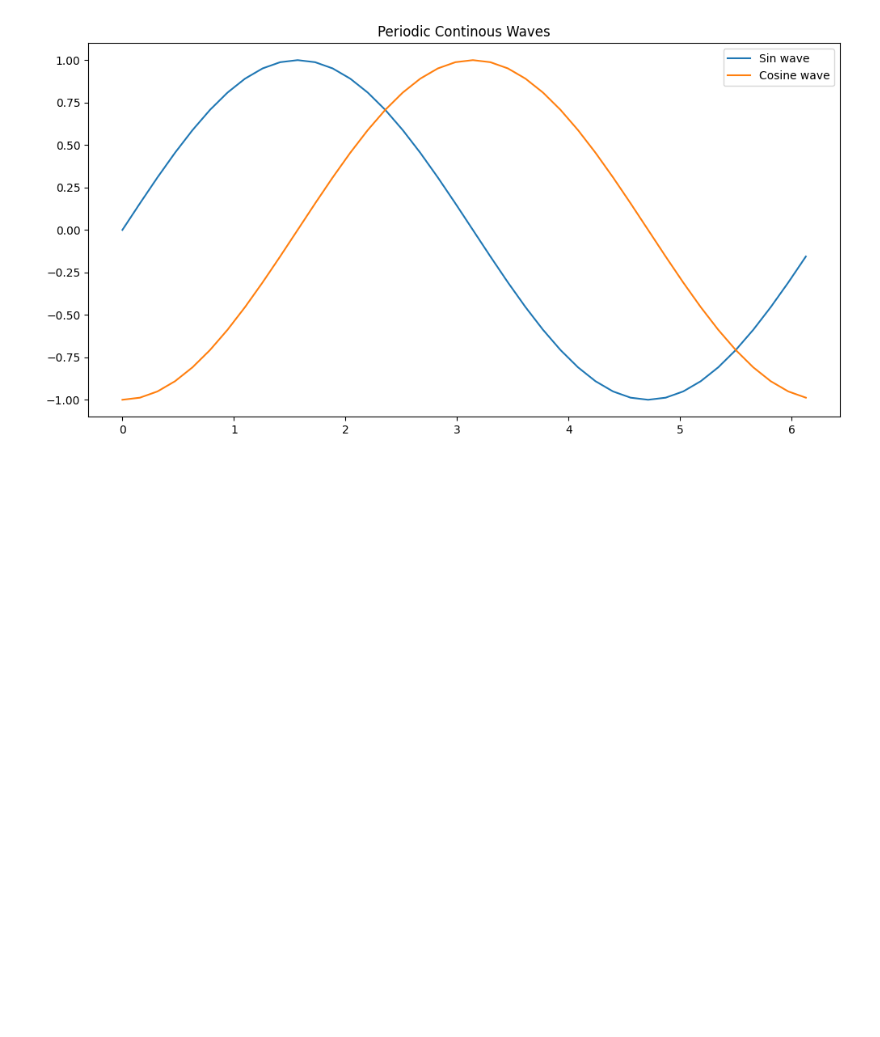
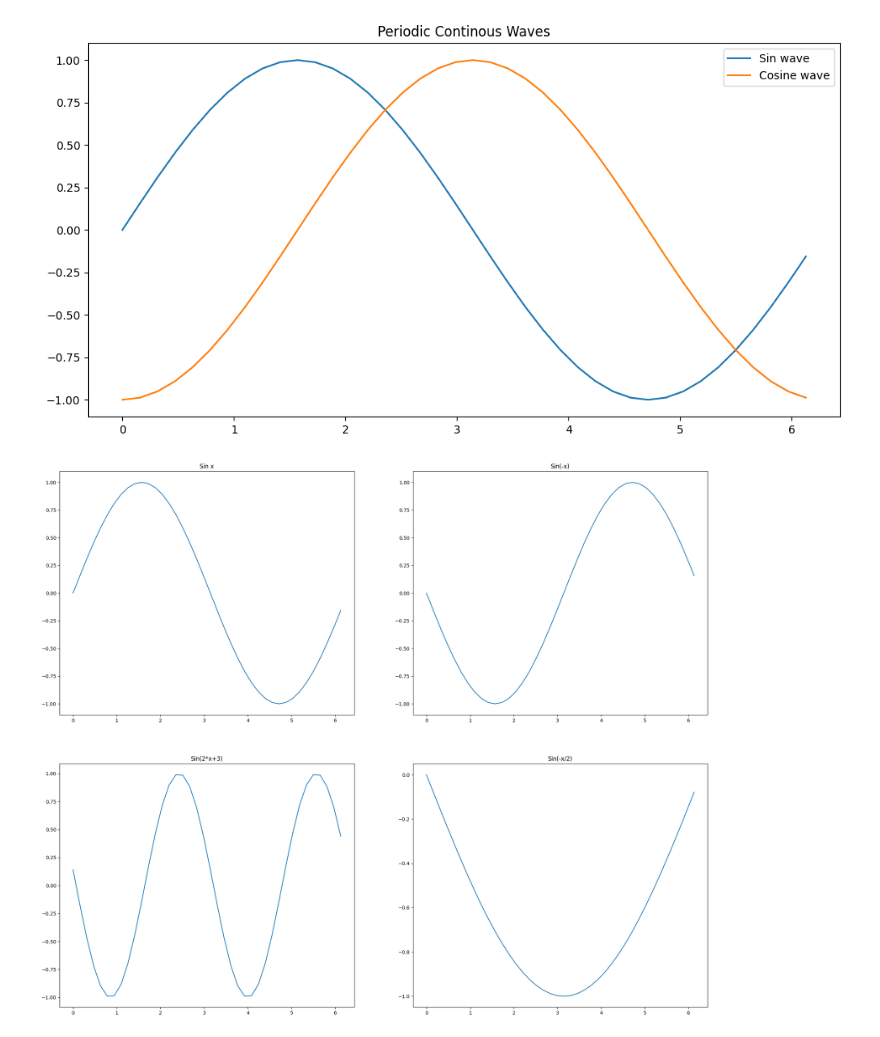
Before and after one commit to redom13/ML, a Jupyter notebook: signal.ipynb, the cells around one changed output. Cells and saved outputs as stored; diff of their text form; code cells hidden in the pictures; blank space fills up the shorter version.

Commit message:
Basic Graph shifting,reflecting and scaling

```diff
--- a/signal.ipynb
+++ b/signal.ipynb
@@ -43,3 +43,23 @@ plt.title('Periodic Continous Waves')
 plt.legend();
 # %% [output]
 [figure]
+# %%
+y2=np.sin(-x)
+y3=np.sin(2*x+3)
+y4=np.sin(-x/2)
+# %%
+plt.figure(figsize=(24,20))
+plt.subplot(2,2,1)
+plt.title('Sin x')
+plt.plot(x,y)
+plt.subplot(2,2,2)
+plt.title('Sin(-x)')
+plt.plot(x,y2)
+plt.subplot(2,2,3)
+plt.title('Sin(2*x+3)')
+plt.plot(x,y3)
+plt.subplot(2,2,4)
+plt.title('Sin(-x/2)')
+plt.plot(x,y4);
+# %% [output]
+[figure, added]
```
